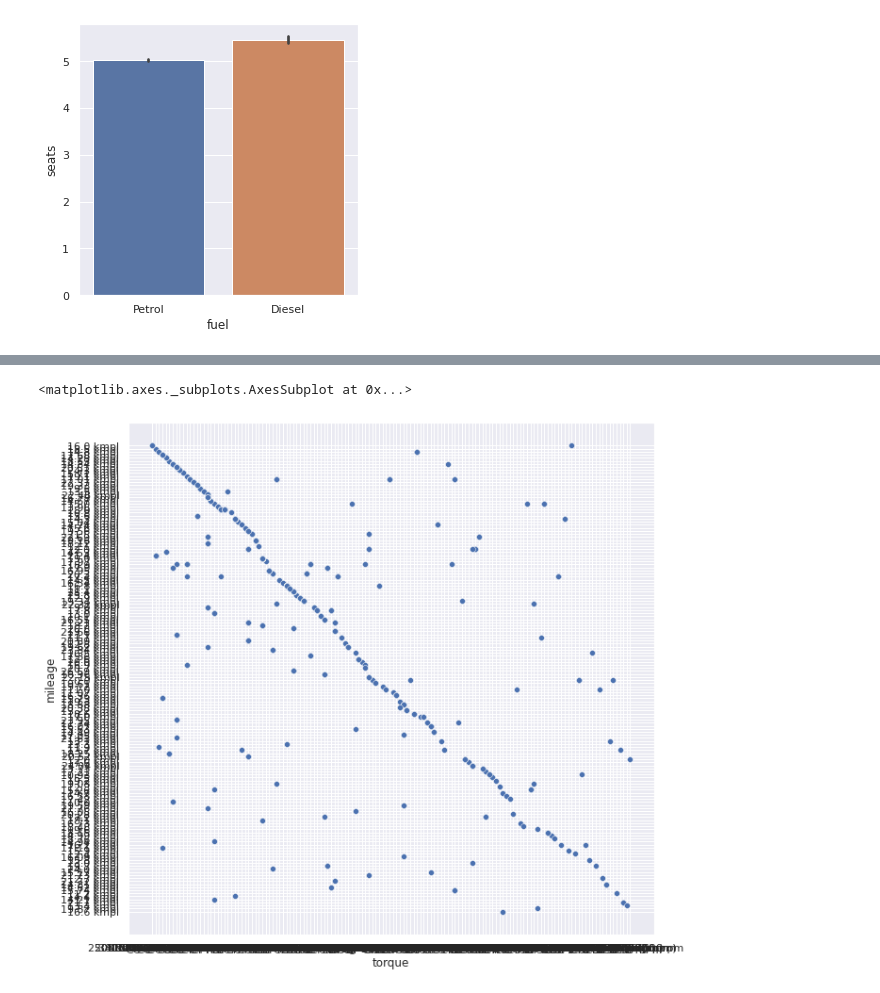
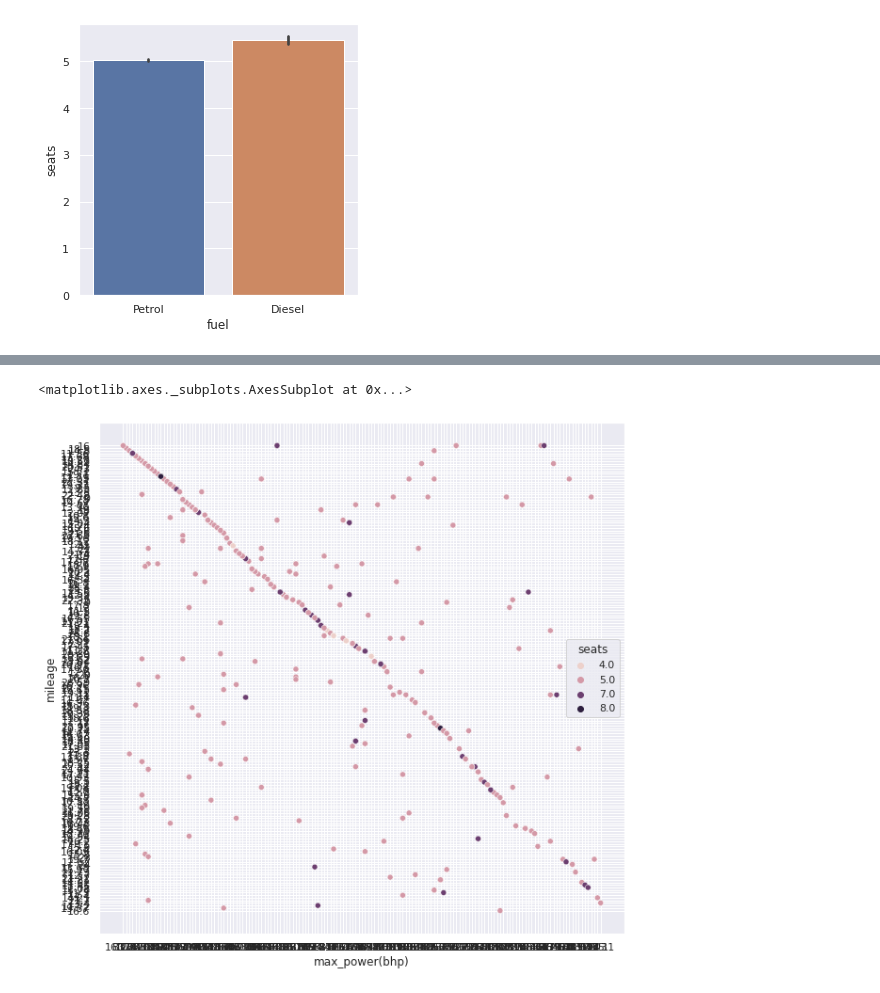
Before and after one commit to Milind-cod3-base/Machine-Learning-Notebooks, a Jupyter notebook: Vehicles.ipynb, the cells around one changed output, grey strips where cells are left out. Drawn from its saved outputs; the diff is of its cells as text; code cells hidden in the pictures.

Commit message:
Mileage and max power plotted: no. of seats color coded

```diff
--- a/Vehicles.ipynb
+++ b/Vehicles.ipynb
@@ -58,6 +56,7 @@ autoA5 = autoA[autoA['seats']== 5]  #data set of 5 sets with Automatic Transmiss
 # %%
 sns.set(rc={'figure.figsize':(10,10)})
-sns.scatterplot(data=autoA5, y='mileage',x='torque')
+
+sns.scatterplot(data=autoA, x = 'max_power(bhp)', y='mileage', hue = 'seats' )   #displayed with number of seats
 # %% [output]
 <matplotlib.axes._subplots.AxesSubplot at 0x...>
-[figure, old version]
+[figure, new version]
```
Also changed, not shown: parts of 6 cells of this notebook.
